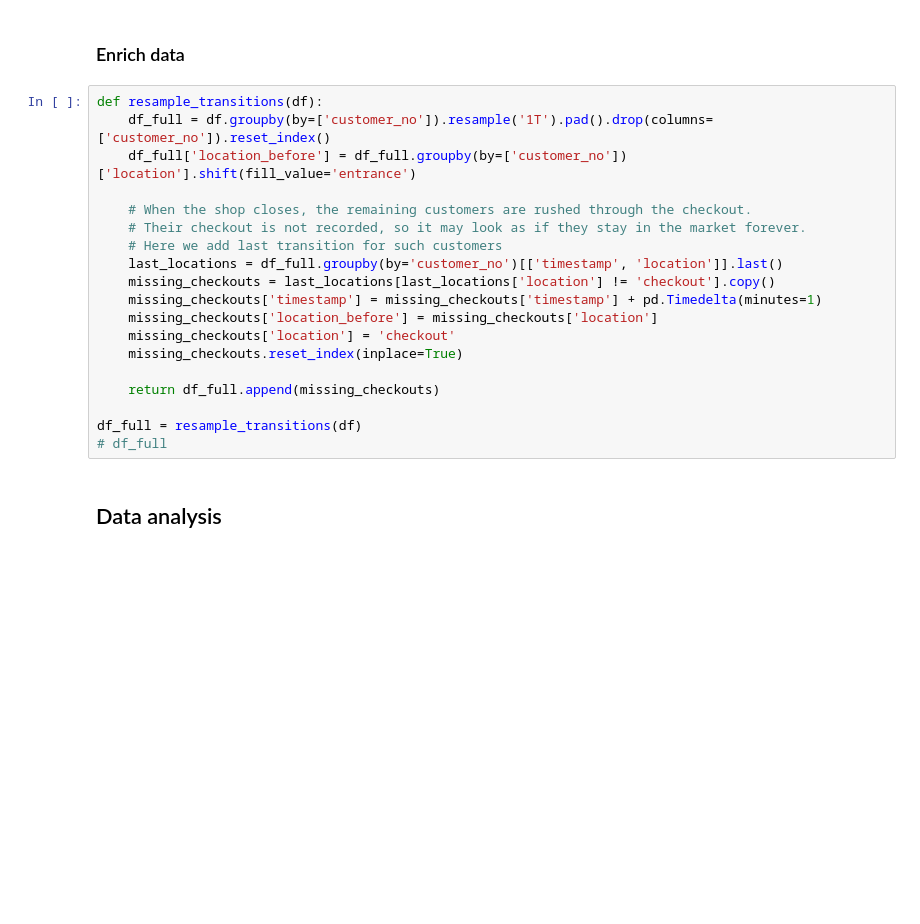
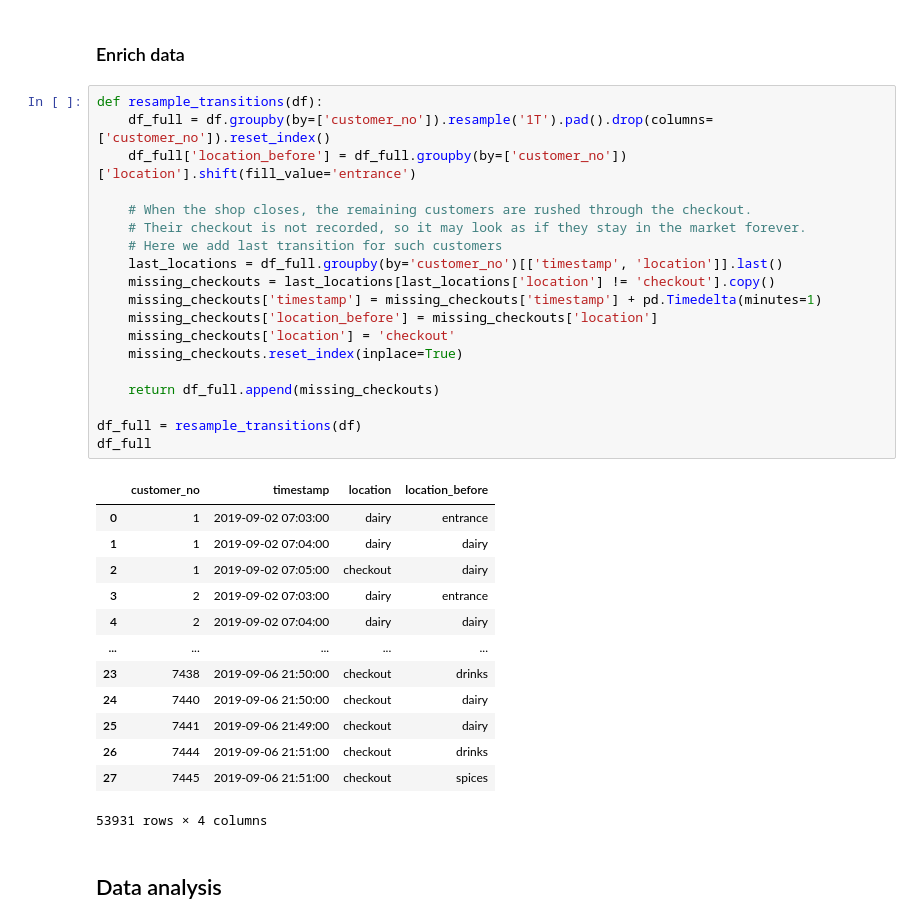
Before and after one commit to greentopsecret/random-forest-fennel-student-code, a Jupyter notebook: week_08/project/simulation.ipynb, the cells around one changed output. Drawn from its saved outputs; the diff is of its cells as text; blank space fills up the shorter version.

```diff
--- a/week_08/project/simulation.ipynb
+++ b/week_08/project/simulation.ipynb
@@ -53,22 +54,36 @@ for file in ['tuesday', 'wednesday', 'thursday', 'friday']:
 # %%
 def resample_transitions(df):
     df_full = df.groupby(by=['customer_no']).resample('1T').pad().drop(columns=['customer_no']).reset_index()
     df_full['location_before'] = df_full.groupby(by=['customer_no'])['location'].shift(fill_value='entrance')
 
     # When the shop closes, the remaining customers are rushed through the checkout.
     # Their checkout is not recorded, so it may look as if they stay in the market forever.
     # Here we add last transition for such customers
     last_locations = df_full.groupby(by='customer_no')[['timestamp', 'location']].last()
     missing_checkouts = last_locations[last_locations['location'] != 'checkout'].copy()
     missing_checkouts['timestamp'] = missing_checkouts['timestamp'] + pd.Timedelta(minutes=1)
     missing_checkouts['location_before'] = missing_checkouts['location']
     missing_checkouts['location'] = 'checkout'
     missing_checkouts.reset_index(inplace=True)
 
     return df_full.append(missing_checkouts)
 
 df_full = resample_transitions(df)
-# df_full
+df_full
+# %% [output]
+|  | customer_no | timestamp | location | location_before |
+| 0 | 1 | 2019-09-02 07:03:00 | dairy | entrance |
+| 1 | 1 | 2019-09-02 07:04:00 | dairy | dairy |
+| 2 | 1 | 2019-09-02 07:05:00 | checkout | dairy |
+| 3 | 2 | 2019-09-02 07:03:00 | dairy | entrance |
+| 4 | 2 | 2019-09-02 07:04:00 | dairy | dairy |
+| ... | ... | ... | ... | ... |
+| 23 | 7438 | 2019-09-06 21:50:00 | checkout | drinks |
+| 24 | 7440 | 2019-09-06 21:50:00 | checkout | dairy |
+| 25 | 7441 | 2019-09-06 21:49:00 | checkout | dairy |
+| 26 | 7444 | 2019-09-06 21:51:00 | checkout | drinks |
+| 27 | 7445 | 2019-09-06 21:51:00 | checkout | spices |
+53931 rows × 4 columns
 # %% [markdown]
 ## Data analysis
 # %% [markdown]
```
Also changed, not shown: parts of 6 cells of this notebook, 5 other files.
